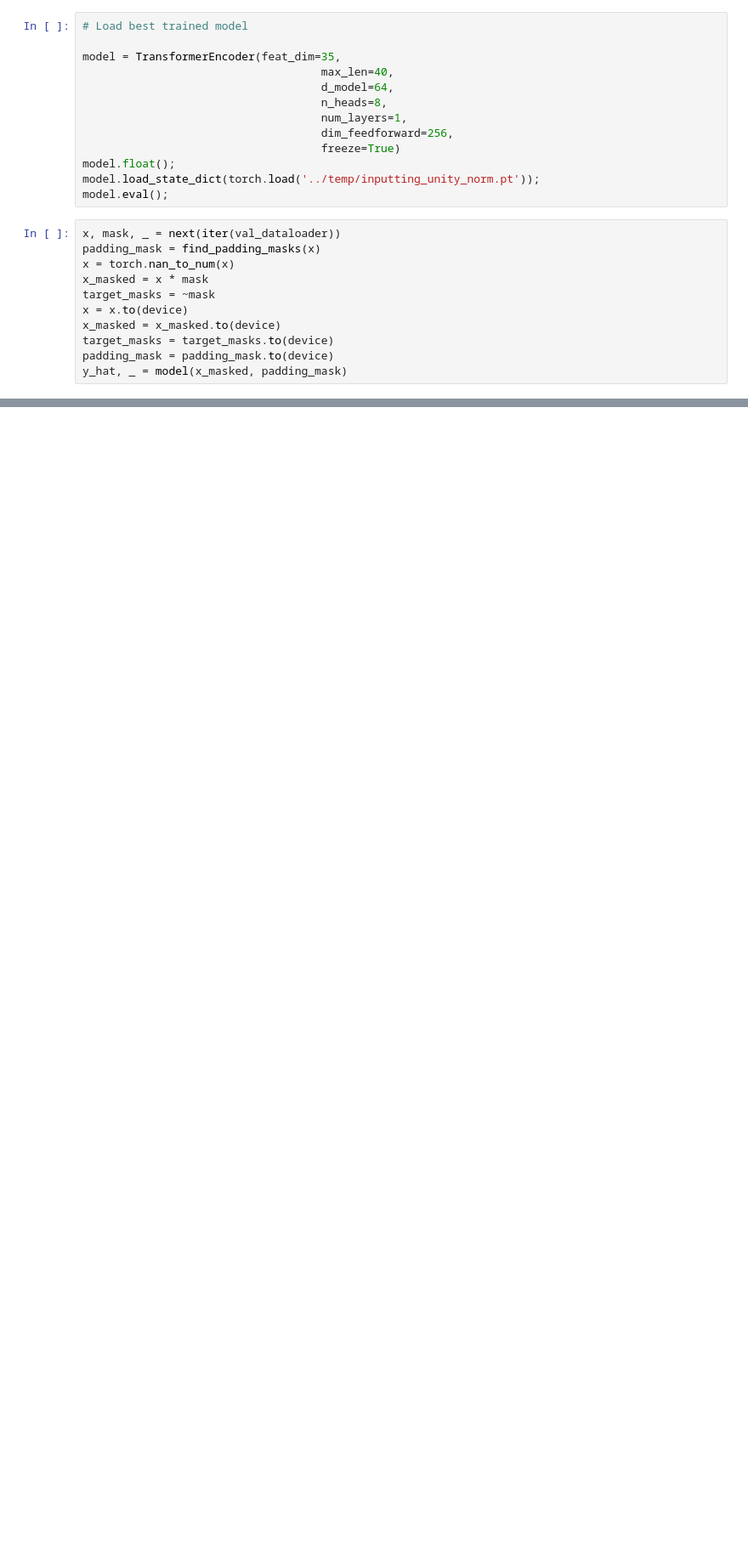
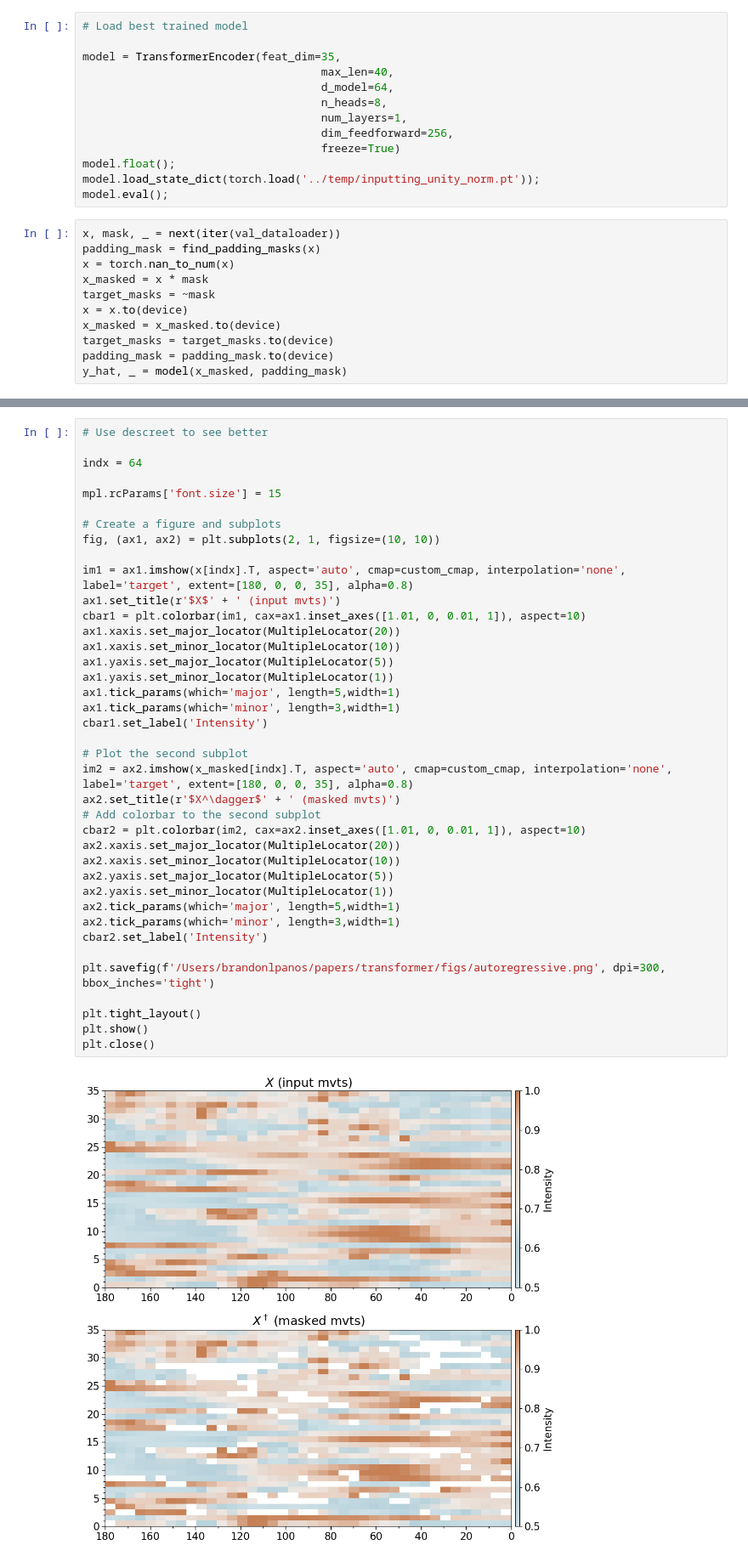
Before and after one commit to brandonlpanos/mvts, a Jupyter notebook: src/plotting.ipynb, the cells around one changed output, grey strips where cells are left out. Shown at 85% size. Saved outputs shown, nothing was run; the diff lists cells and outputs as text; blank space fills up the shorter version.

```diff
--- a/src/plotting.ipynb
+++ b/src/plotting.ipynb
@@ -248,0 +210,41 @@ plt.show()
+# %%
+# Use descreet to see better
+
+indx = 64
+
+mpl.rcParams['font.size'] = 15
+
+# Create a figure and subplots
+fig, (ax1, ax2) = plt.subplots(2, 1, figsize=(10, 10))
+
+im1 = ax1.imshow(x[indx].T, aspect='auto', cmap=custom_cmap, interpolation='none', label='target', extent=[180, 0, 0, 35], alpha=0.8)
+ax1.set_title(r'$X$' + ' (input mvts)')
+cbar1 = plt.colorbar(im1, cax=ax1.inset_axes([1.01, 0, 0.01, 1]), aspect=10)
+ax1.xaxis.set_major_locator(MultipleLocator(20))
+ax1.xaxis.set_minor_locator(MultipleLocator(10))
+ax1.yaxis.set_major_locator(MultipleLocator(5))
+ax1.yaxis.set_minor_locator(MultipleLocator(1))
+ax1.tick_params(which='major', length=5,width=1)
+ax1.tick_params(which='minor', length=3,width=1)
+cbar1.set_label('Intensity')
+
+# Plot the second subplot
+im2 = ax2.imshow(x_masked[indx].T, aspect='auto', cmap=custom_cmap, interpolation='none', label='target', extent=[180, 0, 0, 35], alpha=0.8)
+ax2.set_title(r'$X^\dagger$' + ' (masked mvts)')
+# Add colorbar to the second subplot
+cbar2 = plt.colorbar(im2, cax=ax2.inset_axes([1.01, 0, 0.01, 1]), aspect=10)
+ax2.xaxis.set_major_locator(MultipleLocator(20))
+ax2.xaxis.set_minor_locator(MultipleLocator(10))
+ax2.yaxis.set_major_locator(MultipleLocator(5))
+ax2.yaxis.set_minor_locator(MultipleLocator(1))
+ax2.tick_params(which='major', length=5,width=1)
+ax2.tick_params(which='minor', length=3,width=1)
+cbar2.set_label('Intensity')
+
+plt.savefig(f'/Users/brandonlpanos/papers/transformer/figs/autoregressive.png', dpi=300, bbox_inches='tight')
+
+plt.tight_layout()
+plt.show()
+plt.close()
+# %% [output]
+[figure, added]
```
Also changed, not shown: parts of 9 cells of this notebook.
